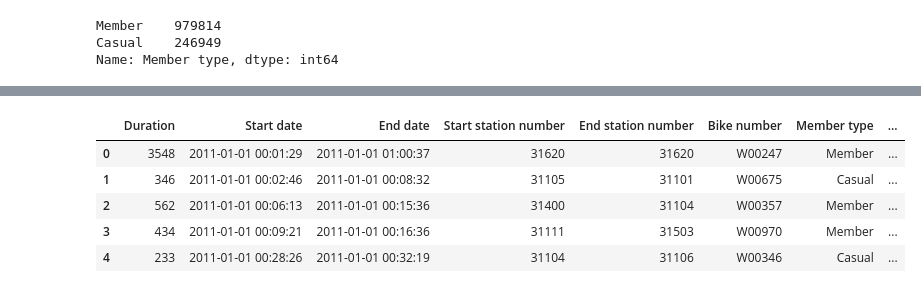
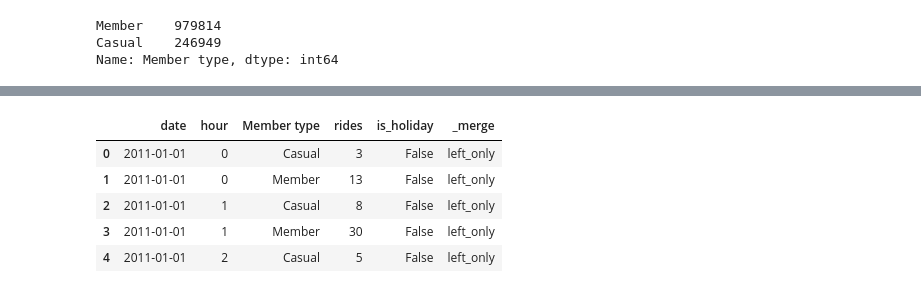
Before and after one commit to Calvin-Data-Science/data202, a Jupyter notebook: src/hw5/replicate_bikeshare_data.ipynb, the cells around one changed output, grey strips where cells are left out. Drawn from its saved outputs; the diff is of its cells as text; code cells hidden in the pictures.

```diff
--- a/src/hw5/replicate_bikeshare_data.ipynb
+++ b/src/hw5/replicate_bikeshare_data.ipynb
@@ -43,0 +70,4 @@ del rides["End station"]
+# %%
+grouped_as_index = rides.groupby(['date', 'hour', 'Member type']).size()
+rides_by_hour = grouped_as_index.to_frame("rides").reset_index()
+rides_by_hour
@@ -43,0 +97,5 @@ del rides["End station"]
+# %%
+holidays = pd.DataFrame({
+    'date': USFederalHolidayCalendar().holidays(datetime.date(2011,1,1), datetime.date(2015,12,31)).date,
+    'is_holiday': True})
+holidays.head()
@@ -43,0 +124,9 @@ del rides["End station"]
+# %%
+rides_by_hour_with_holidays = pd.merge(
+    rides_by_hour,
+    holidays,
+    left_on='date',
+    right_on='date',
+    how='left',
+    indicator=True)
+rides_by_hour_with_holidays.head()
@@ -44,9 +140,11 @@ del rides["End station"]
+# %%
+rides_by_hour_with_holidays['is_holiday'] = rides_by_hour_with_holidays['is_holiday'].fillna(False)
 # %%
-rides.head()
+rides_by_hour_with_holidays.head()
 # %% [output]
-|  | Duration | Start date | End date | Start station number | End station number | Bike number | Member type | ... |
-| 0 | 3548 | 2011-01-01 00:01:29 | 2011-01-01 01:00:37 | 31620 | 31620 | W00247 | Member | ... |
-| 1 | 346 | 2011-01-01 00:02:46 | 2011-01-01 00:08:32 | 31105 | 31101 | W00675 | Casual | ... |
-| 2 | 562 | 2011-01-01 00:06:13 | 2011-01-01 00:15:36 | 31400 | 31104 | W00357 | Member | ... |
-| 3 | 434 | 2011-01-01 00:09:21 | 2011-01-01 00:16:36 | 31111 | 31503 | W00970 | Member | ... |
-| 4 | 233 | 2011-01-01 00:28:26 | 2011-01-01 00:32:19 | 31104 | 31106 | W00346 | Casual | ... |
+|  | date | hour | Member type | rides | is_holiday | _merge |
+| 0 | 2011-01-01 | 0 | Casual | 3 | False | left_only |
+| 1 | 2011-01-01 | 0 | Member | 13 | False | left_only |
+| 2 | 2011-01-01 | 1 | Casual | 8 | False | left_only |
+| 3 | 2011-01-01 | 1 | Member | 30 | False | left_only |
+| 4 | 2011-01-01 | 2 | Casual | 5 | False | left_only |
```
Also changed, not shown: parts of 24 cells of this notebook.
